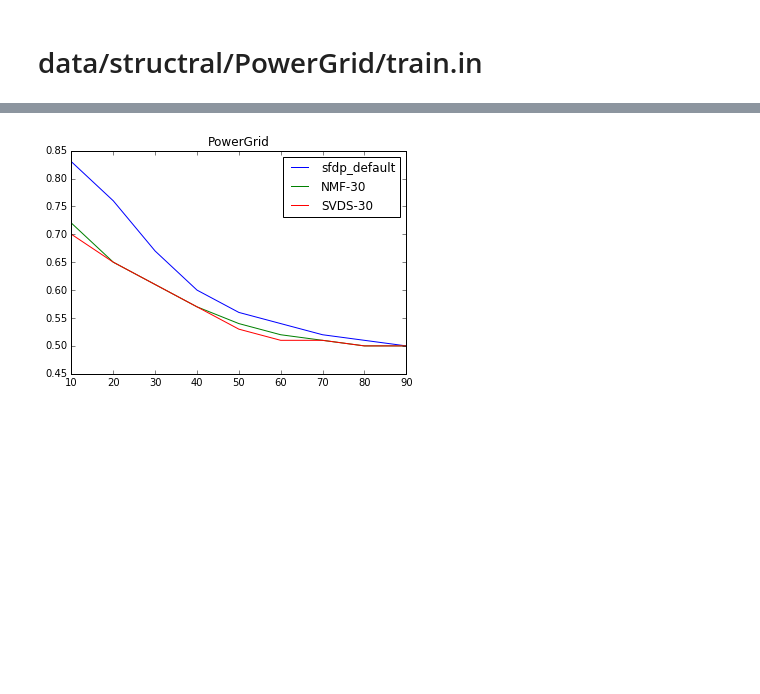
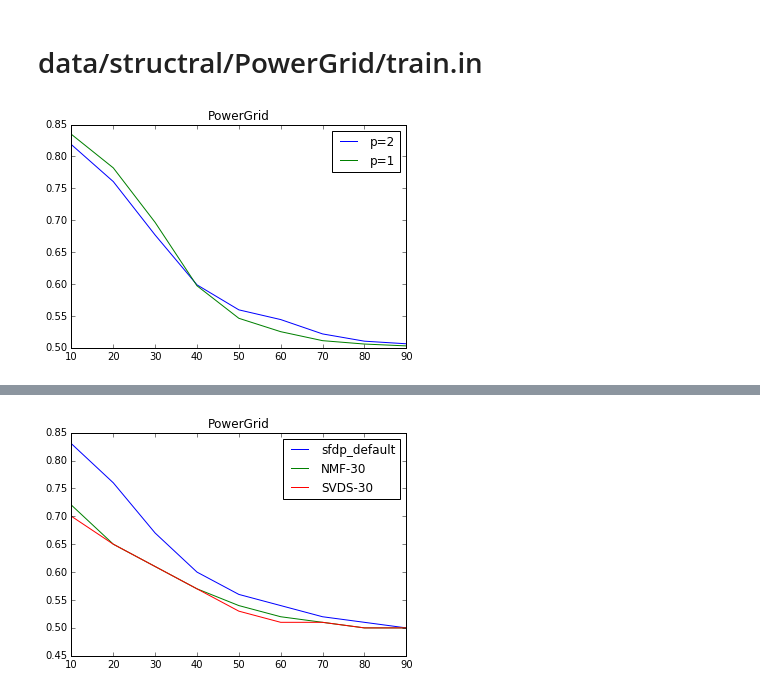
Before and after one commit to KashinYana/link-prediction, a Jupyter notebook: Degeneration.ipynb, the cells around one changed output, grey strips where cells are left out. Saved outputs shown, nothing was run; the diff lists cells and outputs as text; code cells hidden in the pictures; blank space fills up the shorter version.

```diff
--- a/Degeneration.ipynb
+++ b/Degeneration.ipynb
@@ -90,4 +90,6 @@ def extract_data(logs_file, is_line=False):
     return auc
 # %%
 auc_power_grid = extract_data('PowerGrid_logs.txt')
+auc_power_grid_1 = extract_data('PowerGrid_p1.txt')
+auc_power_grid_3 = extract_data('PowerGridp3.txt')
 # %%
@@ -116,6 +105,22 @@ def print_slice(k, auc):
     print 'CN : ', auc["auc_CN"][k/10]
     print 'Adamic-Adar : ', auc["auc_AA"][k/10]
     print 'sfdp-default : ', auc["auc_sfdp_default"][k/10]
+# %%
+%matplotlib inline
+
+import matplotlib.pyplot as plt
+
+N = range(10, 100, 10)
+
+plt.plot(N, get_score(auc_power_grid["auc_sfdp_default"]), label='p=2')
+
+plt.plot(N, get_score(auc_power_grid_1["auc_sfdp_default"]), label='p=1')
+
+plt.legend(loc=1)
+plt.title('PowerGrid')
+plt.show()
+# %% [output]
+[figure, added]
 # %%
 print_slice(10, auc_power_grid)
 # %% [output]
```
Also changed, not shown: parts of 21 cells of this notebook, 13 other files.
